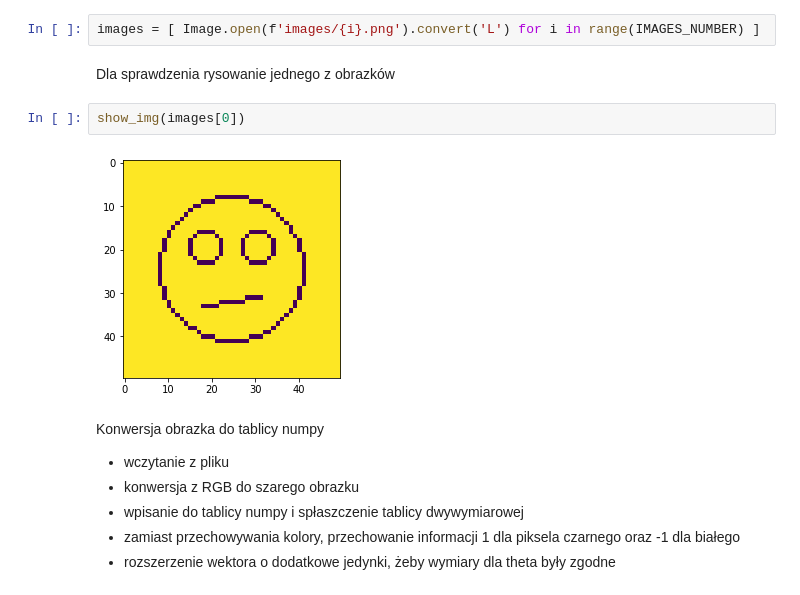
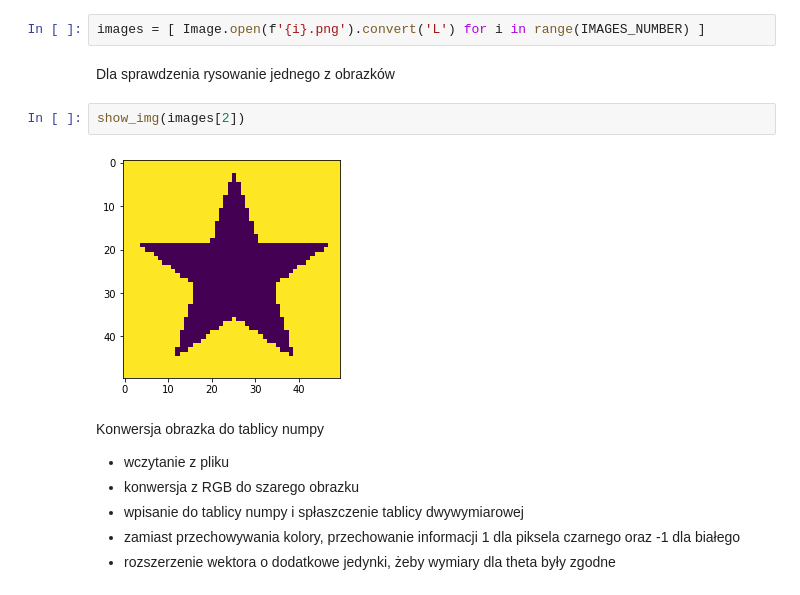
Before and after one commit to DuDiiC/studies-7th-semester-intro-to-neural-networks, a Jupyter notebook: 02.autoassociator/autoassociator.ipynb, the cells around one changed output. Drawn from its saved outputs; the diff is of its cells as text.

```diff
--- a/02.autoassociator/autoassociator.ipynb
+++ b/02.autoassociator/autoassociator.ipynb
@@ -21,13 +21,13 @@ def noise_img(image, procent):
 # %% [markdown]
 # Wczytanie danych uczących
 # %%
-images = [ Image.open(f'images/{i}.png').convert('L') for i in range(IMAGES_NUMBER) ]
+images = [ Image.open(f'{i}.png').convert('L') for i in range(IMAGES_NUMBER) ]
 # %% [markdown]
 Dla sprawdzenia rysowanie jednego z obrazków
 # %%
-show_img(images[0])
+show_img(images[2])
 # %% [output]
-[figure, old version]
+[figure, new version]
 # %% [markdown]
 Konwersja obrazka do tablicy numpy
 
```
Also changed, not shown: parts of 18 cells of this notebook.
